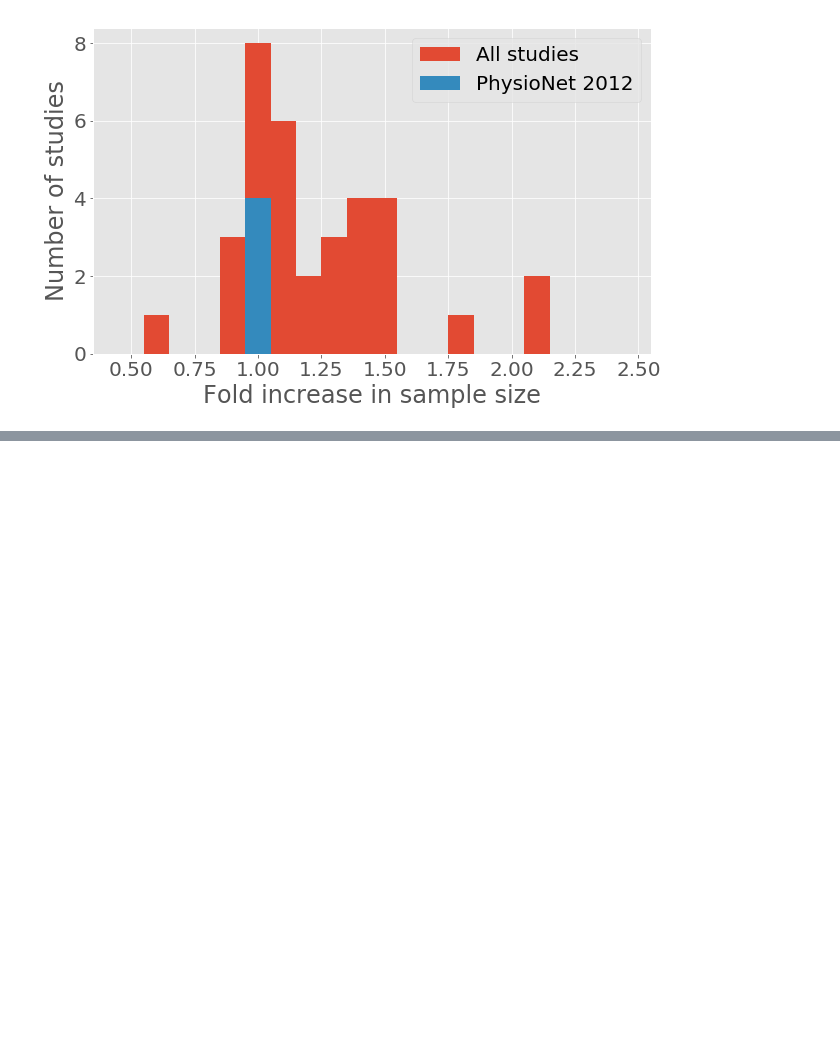
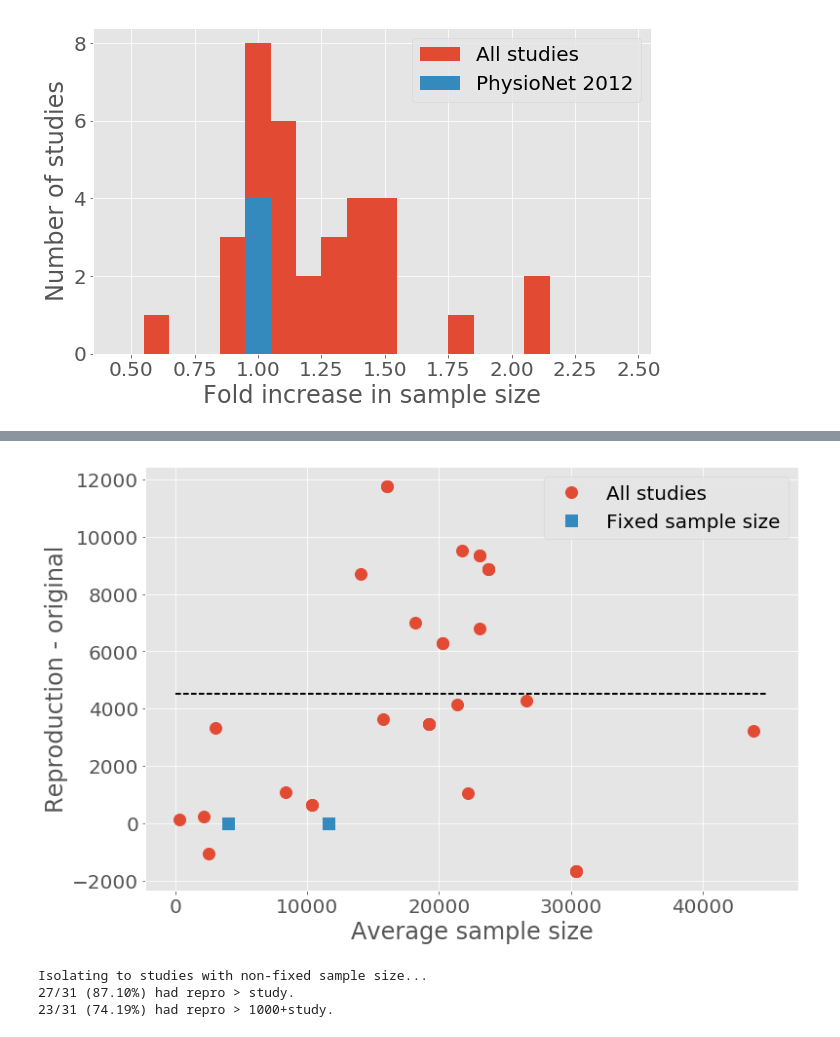
Before and after one commit to alistairewj/reproducibility-mimic, a Jupyter notebook: notebooks/generate-figures.ipynb, the cells around one changed output, grey strips where cells are left out. Drawn from its saved outputs; the diff is of its cells as text; code cells hidden in the pictures; blank space fills up the shorter version.

```diff
--- a/notebooks/generate-figures.ipynb
+++ b/notebooks/generate-figures.ipynb
@@ -80,0 +95,58 @@ plt.show()
+# %%
+# bland-altman
+
+
+# exclude studies which had a fixed sample size
+# add physionet2012 studies to this
+studies_ignore = ['caballero2015dynamically $W$=24',
+                  'caballero2015dynamically $W$=48',
+                  'caballero2015dynamically $W$=72',
+                  'che2016recurrent (b)','ding2016mortality',
+                  'johnson2012patient', 'johnson2014data']
+idxIgnore = np.in1d(df['Cohort'], studies_ignore)
+
+
+xi = np.arange(0.5, 2.6, 0.1)
+plt.figure(figsize=[12,8])
+plt.plot((df.loc[~idxIgnore,'N_Repro']+df.loc[~idxIgnore,'N_Study'])/2.0,
+         df.loc[~idxIgnore,'N_Repro']-df.loc[~idxIgnore,'N_Study'],
+         marker='o', markersize=12, linestyle='none',
+         label='All studies')
+
+# overlay the physionet 2012 datasets
+plt.plot((df.loc[idxIgnore,'N_Repro']+df.loc[idxIgnore,'N_Study'])/2.0,
+         df.loc[idxIgnore,'N_Repro']-df.loc[idxIgnore,'N_Study'],
+         marker='s', markersize=12, linestyle='none',
+         label='Fixed sample size')
+
+# plot average bias
+plt.plot([0, 45000],
+         np.ones(2)*np.mean(df.loc[~idxIgnore,'N_Repro']-df.loc[~idxIgnore,'N_Study']),
+         'k--', linewidth=2)
+plt.xlabel('Average sample size')
+plt.ylabel('Reproduction - original')
+
+plt.legend(loc='upper right')
+
+plt.show()
+
+
+
+
+
+print('Isolating to studies with non-fixed sample size...')
+print('{}/{} ({:2.2f}%) had repro > study.'.format(
+        np.sum( df.loc[~idxIgnore,'N_Repro'] > df.loc[~idxIgnore,'N_Study'] ),
+        np.sum(~idxIgnore),
+        100.0*np.mean( df.loc[~idxIgnore,'N_Repro'] > df.loc[~idxIgnore,'N_Study'] )
+    ))
+print('{}/{} ({:2.2f}%) had repro > 1000+study.'.format(
+        np.sum( df.loc[~idxIgnore,'N_Repro'] > (df.loc[~idxIgnore,'N_Study']+1000) ),
+        np.sum(~idxIgnore),
+        100.0*np.mean( df.loc[~idxIgnore,'N_Repro'] > (df.loc[~idxIgnore,'N_Study']+1000) )
+    ))
+# %% [output]
+[figure, added]
+Isolating to studies with non-fixed sample size...
+27/31 (87.10%) had repro > study.
+23/31 (74.19%) had repro > 1000+study.
```
Also changed, not shown: parts of 11 cells of this notebook.
